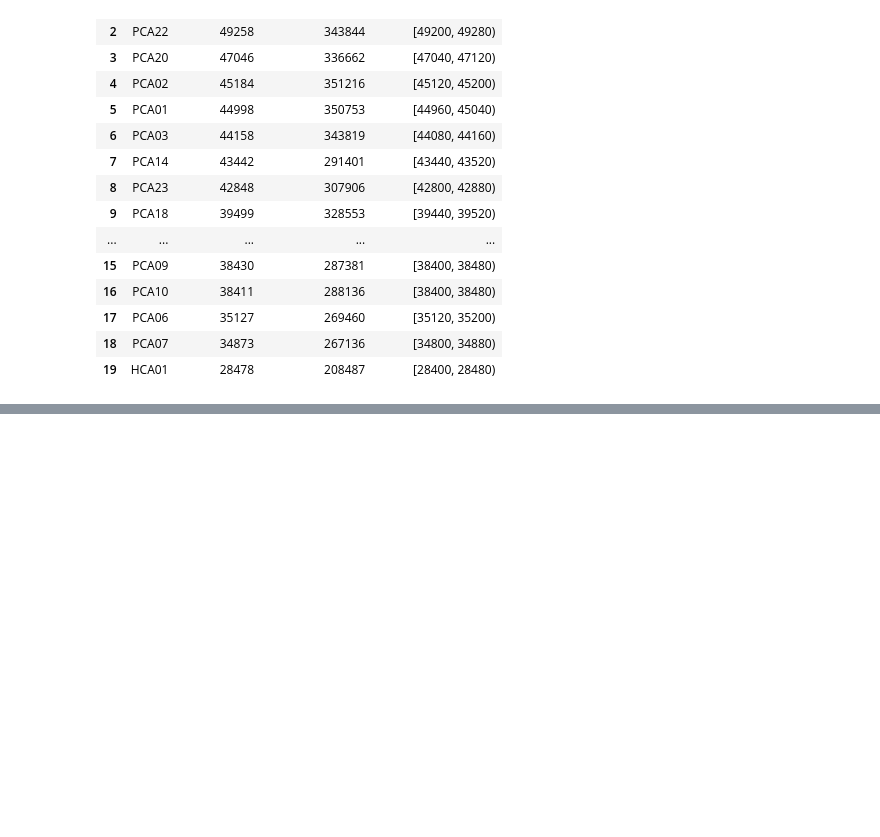
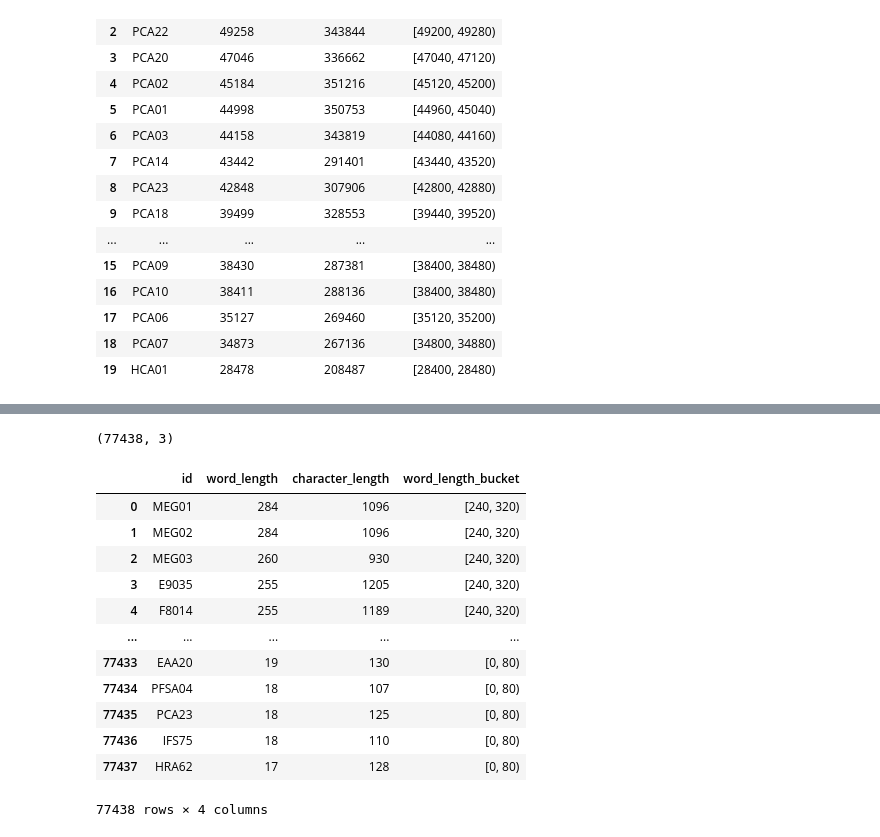
Before and after one commit to A-Raghav/Data-CSO-Bot, a Jupyter notebook: notebooks/helpers/2_create_bm25_index.ipynb, the cells around one changed output, grey strips where cells are left out. Cells and saved outputs as stored; diff of their text form; code cells hidden in the pictures; blank space fills up the shorter version.

```diff
--- a/notebooks/helpers/2_create_bm25_index.ipynb
+++ b/notebooks/helpers/2_create_bm25_index.ipynb
@@ -241,0 +276,37 @@ corpus = [get_chunked_bag_of_words(item["data"]) for item in cso_files.values()]
+# %%
+import pandas as pd
+
+
+lengths_list = []
+
+for item in corpus:
+    lengths_list.append(
+        {
+            "id": item["id"],
+            "word_length": len(item["text"].split(" ")),
+            "character_length": len(item["text"])
+        }
+    )
+
+lengths_df = pd.DataFrame(lengths_list)
+lengths_df.sort_values(by="word_length", ascending=False, inplace=True)
+lengths_df.reset_index(drop=True, inplace=True)
+print(lengths_df.shape)
+# categorise word_length into buckets of 50 (0-50, 50-100, and so on) and then
+lengths_df["word_length_bucket"] = pd.cut(lengths_df["word_length"], bins=range(0, 16000, 80), right=False)
+lengths_df
+# %% [output]
+(77438, 3)
+|  | id | word_length | character_length | word_length_bucket |
+| 0 | MEG01 | 284 | 1096 | [240, 320) |
+| 1 | MEG02 | 284 | 1096 | [240, 320) |
+| 2 | MEG03 | 260 | 930 | [240, 320) |
+| 3 | E9035 | 255 | 1205 | [240, 320) |
+| 4 | F8014 | 255 | 1189 | [240, 320) |
+| ... | ... | ... | ... | ... |
+| 77433 | EAA20 | 19 | 130 | [0, 80) |
+| 77434 | PFSA04 | 18 | 107 | [0, 80) |
+| 77435 | PCA23 | 18 | 125 | [0, 80) |
+| 77436 | IFS75 | 18 | 110 | [0, 80) |
+| 77437 | HRA62 | 17 | 128 | [0, 80) |
+77438 rows × 4 columns
```
Also changed, not shown: parts of 7 cells of this notebook.
